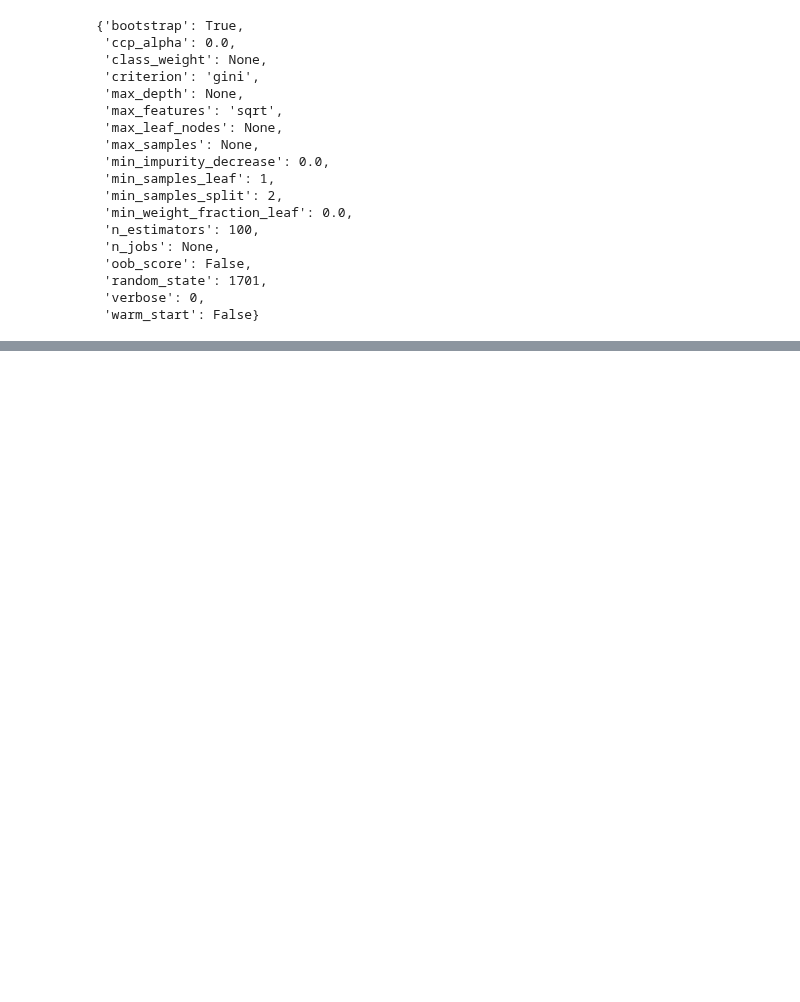
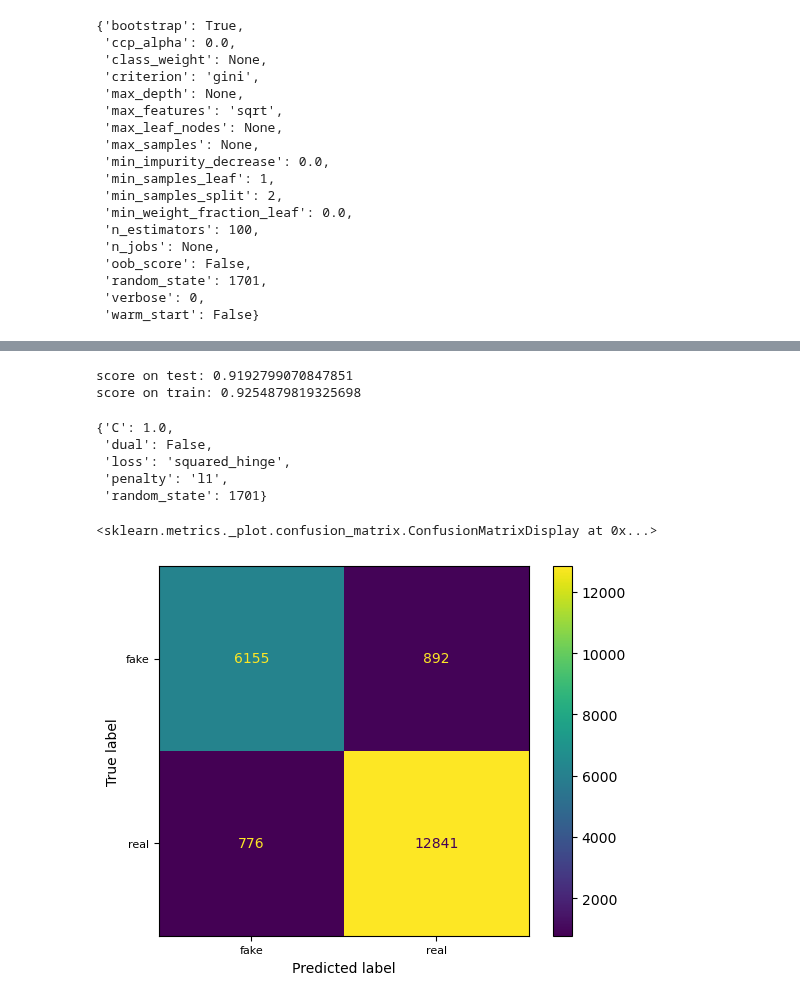
Before and after one commit to Noob1701/Springboard, a Jupyter notebook: Fake News Modelling.ipynb, the cells around one changed output, grey strips where cells are left out. Saved outputs shown, nothing was run; the diff lists cells and outputs as text; code cells hidden in the pictures; blank space fills up the shorter version.

```diff
--- a/Fake News Modelling.ipynb
+++ b/Fake News Modelling.ipynb
@@ -381,0 +620,16 @@ rf_random = RandomizedSearchCV(estimator = rf, param_distributions = param_grid,
+# %%
+param_grid_svm_no_rc = {
+    "C": np.logspace(0,5,7),
+    "penalty":['l1','l2'],
+    "loss": ['hinge', 'squared_hinge'],
+    "dual": [False],
+    "random_state": [1701]
+    }
+# %%
+clf_svm_no_rc = GridSearchCV(estimator=svm,
+                           param_grid=param_grid_svm_no_rc,
+                           scoring='accuracy',
+                           refit='accuracy',
+                           cv=3)
+# %%
+clf_svm_no_rc.fit(X_train_svm, y_train)
@@ -381,0 +643,30 @@ rf_random = RandomizedSearchCV(estimator = rf, param_distributions = param_grid,
+# %%
+print("score on test: " + str(clf_svm_no_rc.score(X_test_svm, y_test)))
+print("score on train: "+ str(clf_svm_no_rc.score(X_train_svm, y_train)))
+# %% [output]
+score on test: 0.9192799070847851
+score on train: 0.9254879819325698
+# %%
+clf_svm_no_rc.best_params_
+# %% [output]
+{'C': 1.0,
+ 'dual': False,
+ 'loss': 'squared_hinge',
+ 'penalty': 'l1',
+ 'random_state': 1701}
+# %%
+y_pred_test_clf_svm = clf_svm_no_rc.predict(X_test_svm)
+y_pred_train_clf_svm = clf_svm_no_rc.predict(X_train_svm)
+# %%
+cm = confusion_matrix(y_test, y_pred_test_clf_svm, labels = rf_random_best.classes_)
+_, ax = plt.subplots()
+display_cm = ConfusionMatrixDisplay(confusion_matrix = cm,
+                                    display_labels = ['fake', 'real'])
+ax.set_xticks([0, 1])
+ax.set_yticks([0, 1])
+ax.set_xticklabels(labels = ['fake', 'real'], fontsize = 8)
+ax.set_yticklabels(labels = ['fake', 'real'], fontsize = 8)
+display_cm.plot(ax = ax)
+# %% [output]
+<sklearn.metrics._plot.confusion_matrix.ConfusionMatrixDisplay at 0x...>
+[figure, added]
```
Also changed, not shown: parts of 59 cells of this notebook.
